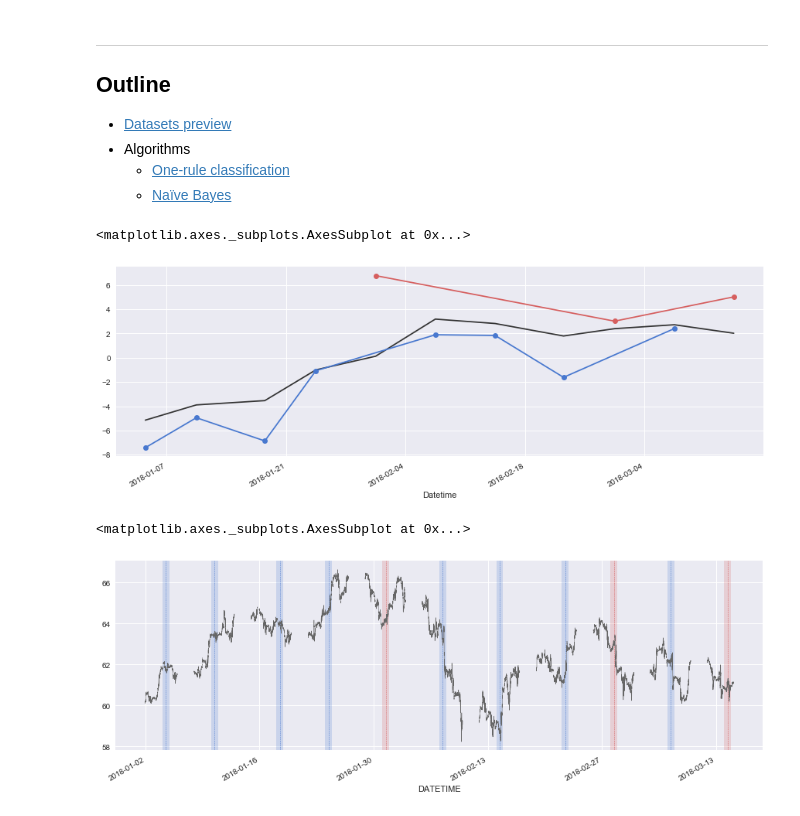
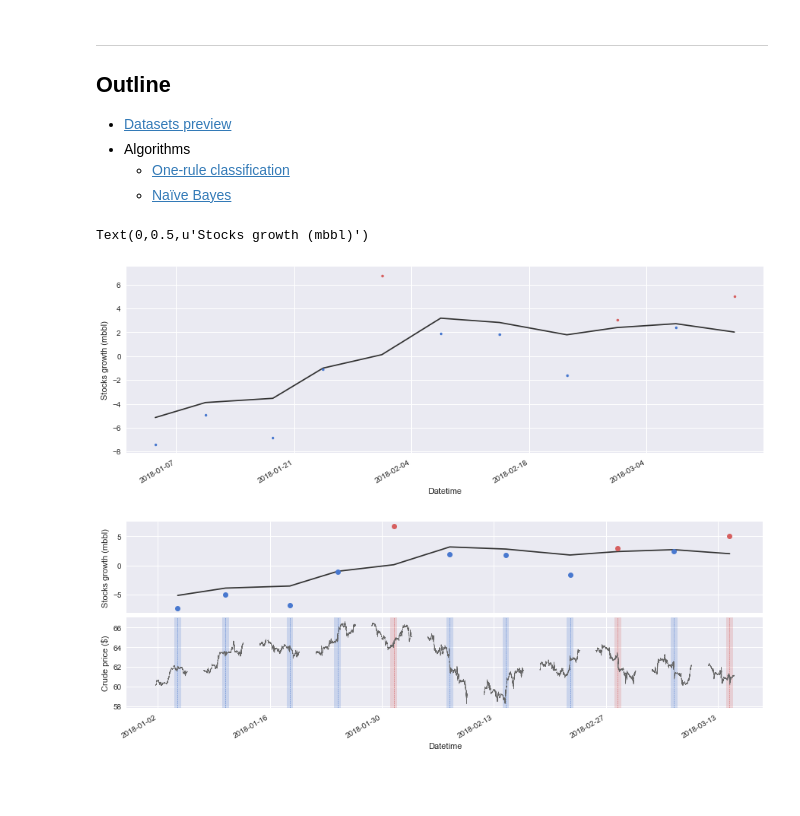
Before and after one commit to CBTrading/Experiments, a Jupyter notebook: ML-basics/intro-and-datasets.ipynb, the cells around one changed output. Saved outputs shown, nothing was run; the diff lists cells and outputs as text; code cells hidden in the pictures; blank space fills up the shorter version.

Commit message:
adding stocks historical data

```diff
--- a/ML-basics/intro-and-datasets.ipynb
+++ b/ML-basics/intro-and-datasets.ipynb
@@ -64,18 +64,16 @@ from pyCBT.common.timezone import parse_tz, timedelta
 
 sns.set(style="darkgrid", palette="muted", color_codes=True)
 # %%
-# initialize the API OANDA client
 oanda_api = account.Client("101-004-7835907-001")
-# initialize the WTI candles
 wti_candles = historical.Candles(
     client=oanda_api,
     instrument="WTICO_USD",
     resolution="M1",
     from_date="2018-01-01",
     to_date="2018-03-15",
-    datetime_fmt="%Y-%m-%d %H:%M:%S.%f",
+    datetime_fmt="%Y-%m-%d %H:%M:%S",
     timezone="America/New_York"
 )
-wti_df = wti_candles.as_dataframe()
+crude = wti_candles.as_dataframe()
 
-eia_df = pd.read_csv("../data/raw/eia/investing_inventory.csv", index_col=0)
+stocks = pd.read_csv("../data/raw/eia/investing_inventory_long.csv", index_col=0)
@@ -89,26 +80,44 @@ eia_df = eia_df.resample("1T").asfreq()
 # %%
-clean_eia = eia_df.dropna()
-mask_worse = np.zeros(clean_eia.index.size, dtype=np.bool)
-mask_worse[[4,8,10]] = True
-mask_better = ~mask_worse
+clean_stocks = stocks.dropna()
+clean_stocks.index = pd.to_datetime(clean_stocks.index)
+clean_stocks.Forecast.plot(kind="line", figsize=(15,5), color="0.2")
+clean_stocks.Actual.mask(~clean_stocks.Better.astype(bool)).plot(kind="line", figsize=(15,5), color="b", marker=".", lw=0)
+clean_stocks.Actual.mask(clean_stocks.Better.astype(bool)).plot(kind="line", figsize=(15,5), color="r", marker=".", lw=0)
 
-clean_eia.Forecast.plot(kind="line", figsize=(15,5), color="0.2")
-clean_eia.Actual[mask_better].plot(kind="line", figsize=(15,5), color="b", marker="o")
-clean_eia.Actual[mask_worse].plot(kind="line", figsize=(15,5), color="r", marker="o")
+plt.ylabel(r"Stocks growth (mbbl)")
 # %% [output]
-<matplotlib.axes._subplots.AxesSubplot at 0x...>
+Text(0,0.5,u'Stocks growth (mbbl)')
-[figure, old version]
+[figure, new version]
+# %%
+crude.index = pd.to_datetime(crude.index)
+crude = crude.resample("1T").asfreq()
+stocks.index = pd.to_datetime(stocks.index)
+stocks = stocks.resample("1T").asfreq()
+stocks = stocks.reindex(crude.index)
+# %%
+clean_crude = crude.dropna()
+clean_stocks = stocks.dropna()
 # %%
+fig, (ax1, ax2) = plt.subplots(2, 1, sharex=True)
+
+clean_stocks.Forecast.plot(kind="line", figsize=(15,5), color="0.2", ax=ax1)
+clean_stocks.Actual.mask(~clean_stocks.Better.astype(bool)).plot(kind="line", figsize=(15,5), color="b", marker="o", lw=0, ax=ax1)
+clean_stocks.Actual.mask(clean_stocks.Better.astype(bool)).plot(kind="line", figsize=(15,5), color="r", marker="o", lw=0, ax=ax1)
+
 delta = timedelta(hours=10)
-for i, datetime in enumerate(clean_eia.index):
-    if mask_better[i]:
-        plt.axvspan(datetime-delta, datetime+delta, lw=0, alpha=0.2, facecolor="b")
-        plt.axvline(datetime, ls="--", lw=0.5, color="b")
+for datetime in clean_stocks.index:
+    if clean_stocks.Better.loc[datetime]:
+        ax2.axvspan(datetime-delta, datetime+delta, lw=0, alpha=0.2, facecolor="b")
+        ax2.axvline(datetime, ls="--", lw=0.5, color="b")
     else:
-        plt.axvspan(datetime-delta, datetime+delta, lw=0, alpha=0.2, facecolor="r")
-        plt.axvline(datetime, ls="--", lw=0.5, color="r")
+        ax2.axvspan(datetime-delta, datetime+delta, lw=0, alpha=0.2, facecolor="r")
+        ax2.axvline(datetime, ls="--", lw=0.5, color="r")
 
-wti_df.CLOSE.plot(figsize=(15,5), color="0.4", lw=0.5)
+crude.Close.plot(figsize=(15,5), color="0.4", lw=0.5, ax=ax2)
+
+ax1.set_ylabel(r"Stocks growth (mbbl)")
+ax2.set_ylabel(r"Crude price ($)")
+
+plt.subplots_adjust(hspace=0.05)
 # %% [output]
-<matplotlib.axes._subplots.AxesSubplot at 0x...>
-[figure, old version]
+[figure, new version]
```
Also changed, not shown: parts of 1 cell of this notebook.
